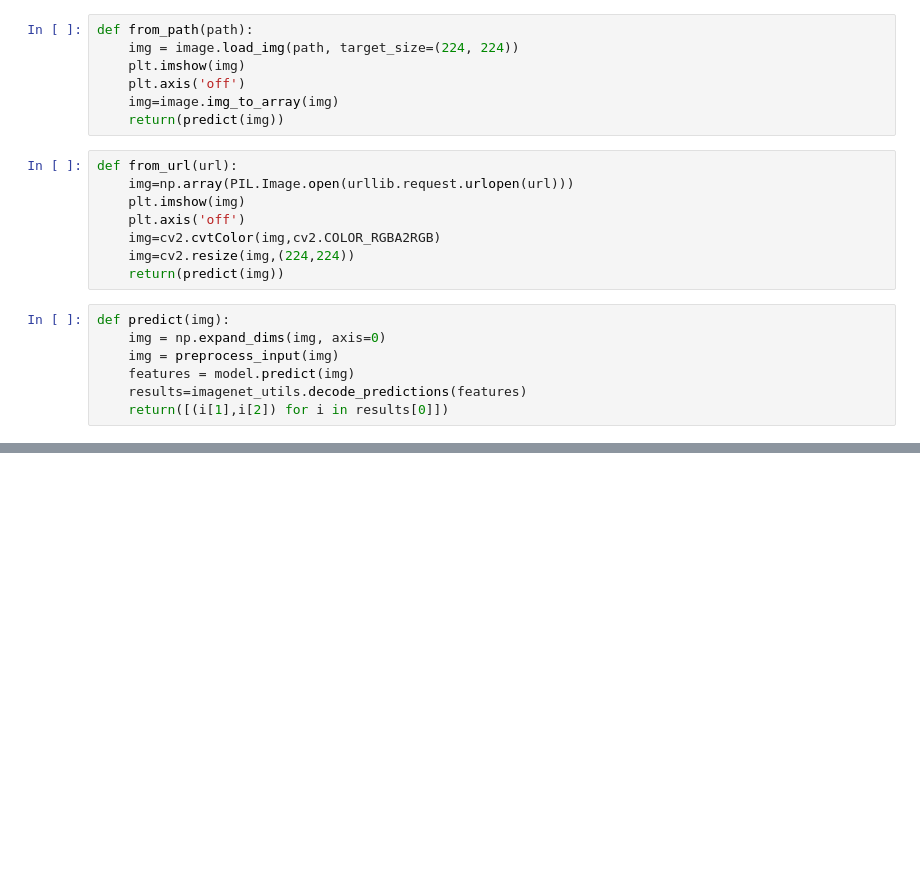
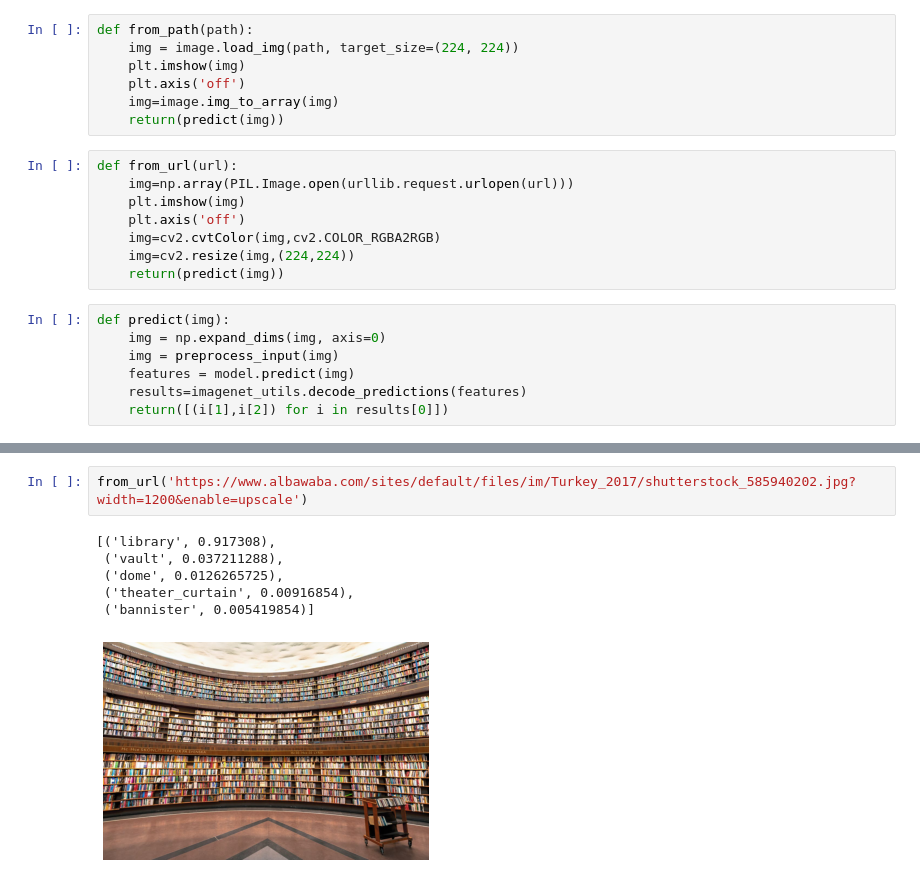
Before and after one commit to emrekds/vgg19-imagenet, a Jupyter notebook: main.ipynb, the cells around one changed output, grey strips where cells are left out. Cells and saved outputs as stored; diff of their text form; blank space fills up the shorter version.

```diff
--- a/main.ipynb
+++ b/main.ipynb
@@ -45,0 +55,9 @@ from_path('images/ss1.jpg')
+# %%
+from_url('https://www.albawaba.com/sites/default/files/im/Turkey_2017/shutterstock_585940202.jpg?width=1200&enable=upscale')
+# %% [output]
+[('library', 0.917308),
+ ('vault', 0.037211288),
+ ('dome', 0.0126265725),
+ ('theater_curtain', 0.00916854),
+ ('bannister', 0.005419854)]
+[figure, added]
```
Also changed, not shown: parts of 4 cells of this notebook.
